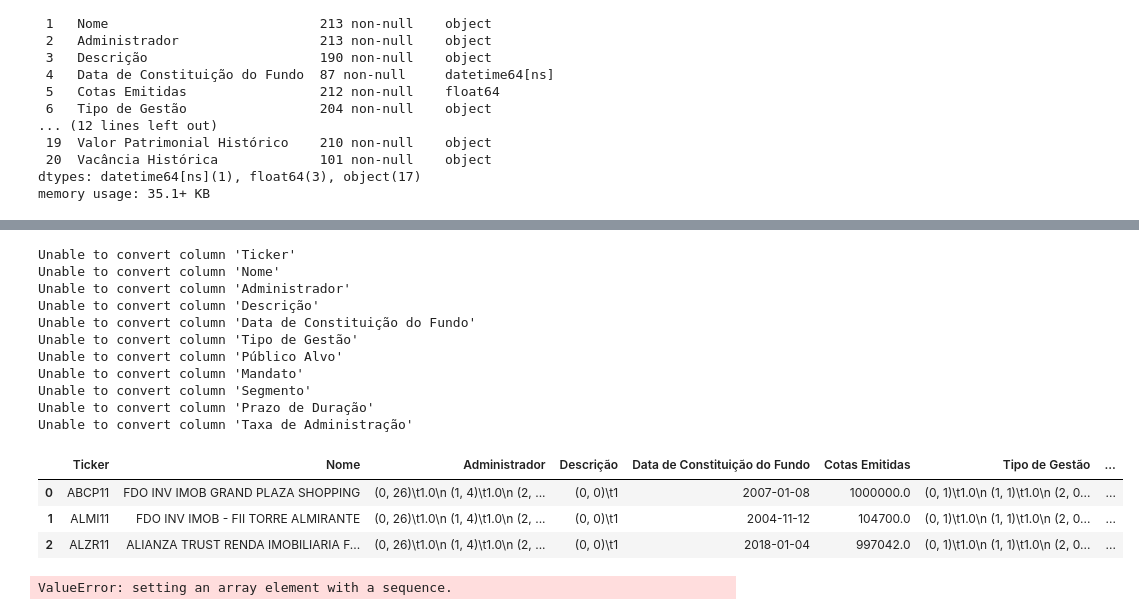
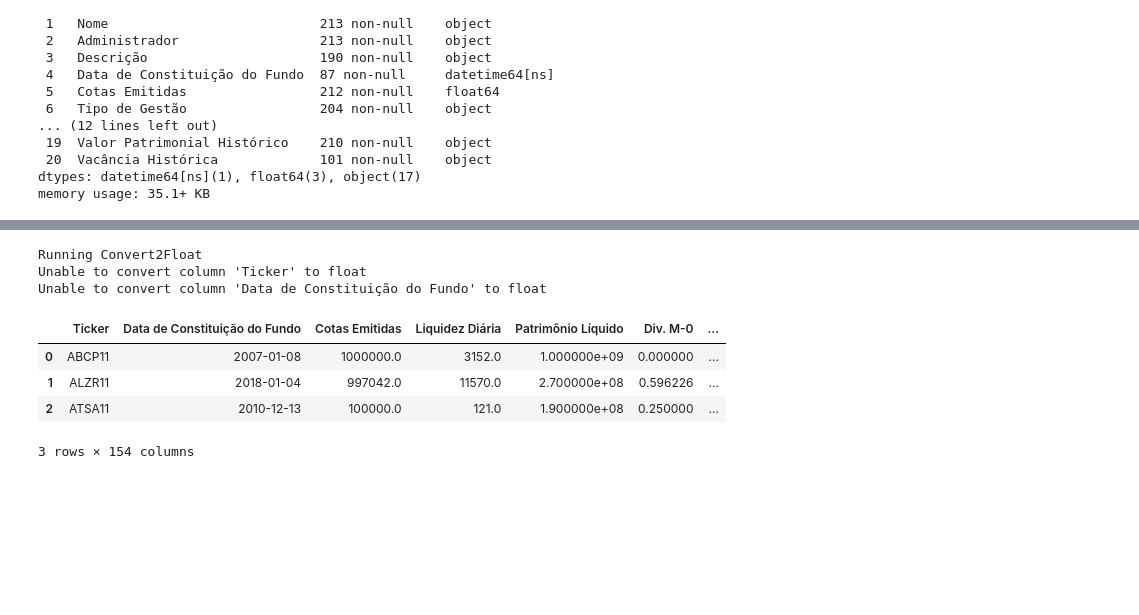
Before and after one commit to lucasfontenla/machine-learning-project, a Jupyter notebook: notebook/data-exploratory-analysis.ipynb, the cells around one changed output, grey strips where cells are left out. Cells and saved outputs as stored; diff of their text form; code cells hidden in the pictures; blank space fills up the shorter version.

```diff
--- a/notebook/data-exploratory-analysis.ipynb
+++ b/notebook/data-exploratory-analysis.ipynb
@@ -44,65 +67,48 @@ text_columns = ['Descrição', 'Taxa de Administração']
 # stores the categories information after vectorization
 cat_manager = u.CategoryManager()
 
-pipeline = Pipeline([
+clustering_pipeline = Pipeline([
+    #1
     ('clean-description-headers', u.CleanHeaders(col=3)),
     ('clean-description-punct', u.CleanPunct(col=3)),
-
+    #2
     ('input-const-admin-tax', u.FillColumn(col=11, method='const', const='0,2% a.a.')),
-
+    #3
     ('clean-admin-tax-headers', u.CleanHeaders(col=11)),
     ('clean-admin-tax-punct', u.CleanPunct(col=11)),
-
+    #4
     ('input-foundation-date', u.InputDate(col=4, ref_col=16)),
-
-    ('input-mean-daily-liquidity', u.FillColumn(col=14, method='mean')),
-
+    #5
+    ('input-mean-daily-liquidity', u.FillColumn(col=14, method='median')),
+    #6
     ('process-dividends', u.ProcessDividends(col=17)),
-
     ('process-prices', u.ProcessPrices(col=16)),
-
     ('process-equity', u.ProcessEquity(col=19)),
-
     ('process-vacancy', u.ProcessVacancy(col=20)),
-
+    #7
     ('process-assets', u.ProcessAssets(col=13)),
-
+    #8
     ('drop-columns', u.DropColumns(cols=["Taxa de Performance", "Ativos Atuais", "Cotações Históricas",
-                                         "Dividendos Históricos", "Dividend Yield Histórico",
-                                         "Valor Patrimonial Histórico", "Vacância Histórica"])),
-
-    ('drop-rows', u.DropRows(rows=["Cotas Emitidas","Tipo de Gestão","Público Alvo", "Mandato",
-                                   "Segmento","Patrimônio Líquido","Descrição", "Data de Constituição do Fundo",
-                                   "Val. Patr. Desv. Pad. Rel.", "Vacância Desv. Pad. Rel."])),
-
-    ('cat-encoding', u.OneHotEncoder(col=cat_columns, category_manager=cat_manager)),
-    ('text-encoding', u.CountVectorizer(col=text_columns)),
-
+                                         "Dividendos Históricos", "Dividend Yield Histórico", "Nome",
+                                         "Valor Patrimonial Histórico", "Vacância Histórica", 'Descrição',
+                                         'Taxa de Administração'])),
+    ('drop-rows', u.DropRows(rows='all')),
+#     ('standard-scaler', u.StdScaler(exclude_col=['Div. Acum. Últ. Trimestre', 'Data de Constituição do Fundo'])),
+    ('cat-encoding', u.OneHotEncoder2(col=cat_columns, category_manager=cat_manager)),
+#     ('text-encoding', u.CountVectorizer2(col=text_columns)),
     ('convert-available2float', u.Convert2Float())
 ])
 # %%
-funds_df = pipeline.fit_transform(funds_df_raw)
+funds_df = clustering_pipeline.fit_transform(funds_df_raw)
 # %% [output]
-Unable to convert column 'Ticker'
-Unable to convert column 'Nome'
-Unable to convert column 'Administrador'
-Unable to convert column 'Descrição'
-Unable to convert column 'Data de Constituição do Fundo'
-Unable to convert column 'Tipo de Gestão'
-Unable to convert column 'Público Alvo'
-Unable to convert column 'Mandato'
-Unable to convert column 'Segmento'
-Unable to convert column 'Prazo de Duração'
-Unable to convert column 'Taxa de Administração'
+Running Convert2Float
+Unable to convert column 'Ticker' to float
+Unable to convert column 'Data de Constituição do Fundo' to float
 # %%
-pd.set_option('display.max_columns', None)
 funds_df.head(n=3)
 # %% [output]
-|  | Ticker | Nome | Administrador | Descrição | Data de Constituição do Fundo | Cotas Emitidas | Tipo de Gestão | ... |
-| 0 | ABCP11 | FDO INV IMOB GRAND PLAZA SHOPPING | (0, 26)\t1.0\n (1, 4)\t1.0\n (2, ... | (0, 0)\t1 | 2007-01-08 | 1000000.0 | (0, 1)\t1.0\n (1, 1)\t1.0\n (2, 0... | ... |
-| 1 | ALMI11 | FDO INV IMOB - FII TORRE ALMIRANTE | (0, 26)\t1.0\n (1, 4)\t1.0\n (2, ... | (0, 0)\t1 | 2004-11-12 | 104700.0 | (0, 1)\t1.0\n (1, 1)\t1.0\n (2, 0... | ... |
-| 2 | ALZR11 | ALIANZA TRUST RENDA IMOBILIARIA F... | (0, 26)\t1.0\n (1, 4)\t1.0\n (2, ... | (0, 0)\t1 | 2018-01-04 | 997042.0 | (0, 1)\t1.0\n (1, 1)\t1.0\n (2, 0... | ... |
+|  | Ticker | Data de Constituição do Fundo | Cotas Emitidas | Liquidez Diária | Patrimônio Líquido | Div. M-0 | ... |
+| 0 | ABCP11 | 2007-01-08 | 1000000.0 | 3152.0 | 1.000000e+09 | 0.000000 | ... |
+| 1 | ALZR11 | 2018-01-04 | 997042.0 | 11570.0 | 2.700000e+08 | 0.596226 | ... |
+| 2 | ATSA11 | 2010-12-13 | 100000.0 | 121.0 | 1.900000e+08 | 0.250000 | ... |
+3 rows × 154 columns
-# %%
-funds_df['Administrador'].astype(float)
-# %% [output]
-ValueError: setting an array element with a sequence.
```
Also changed, not shown: parts of 12 cells of this notebook, 3 other files.
